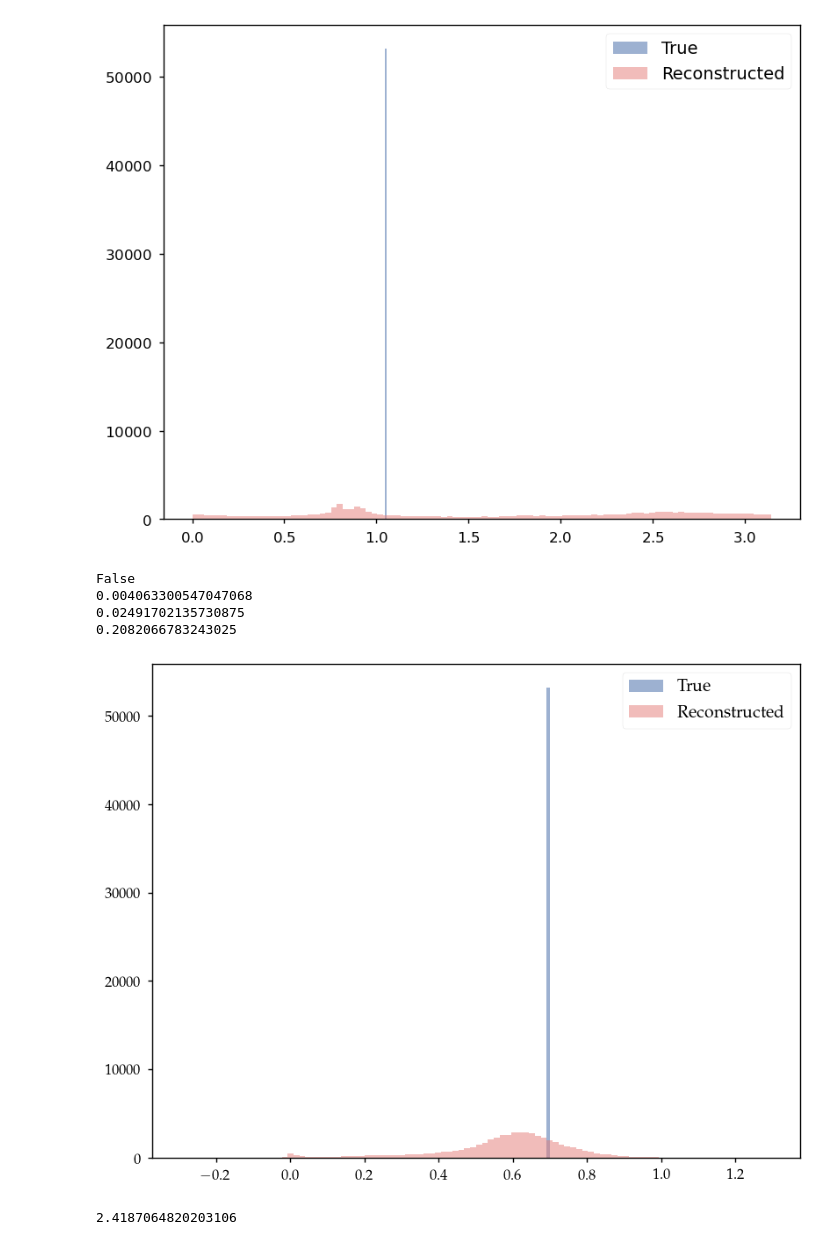
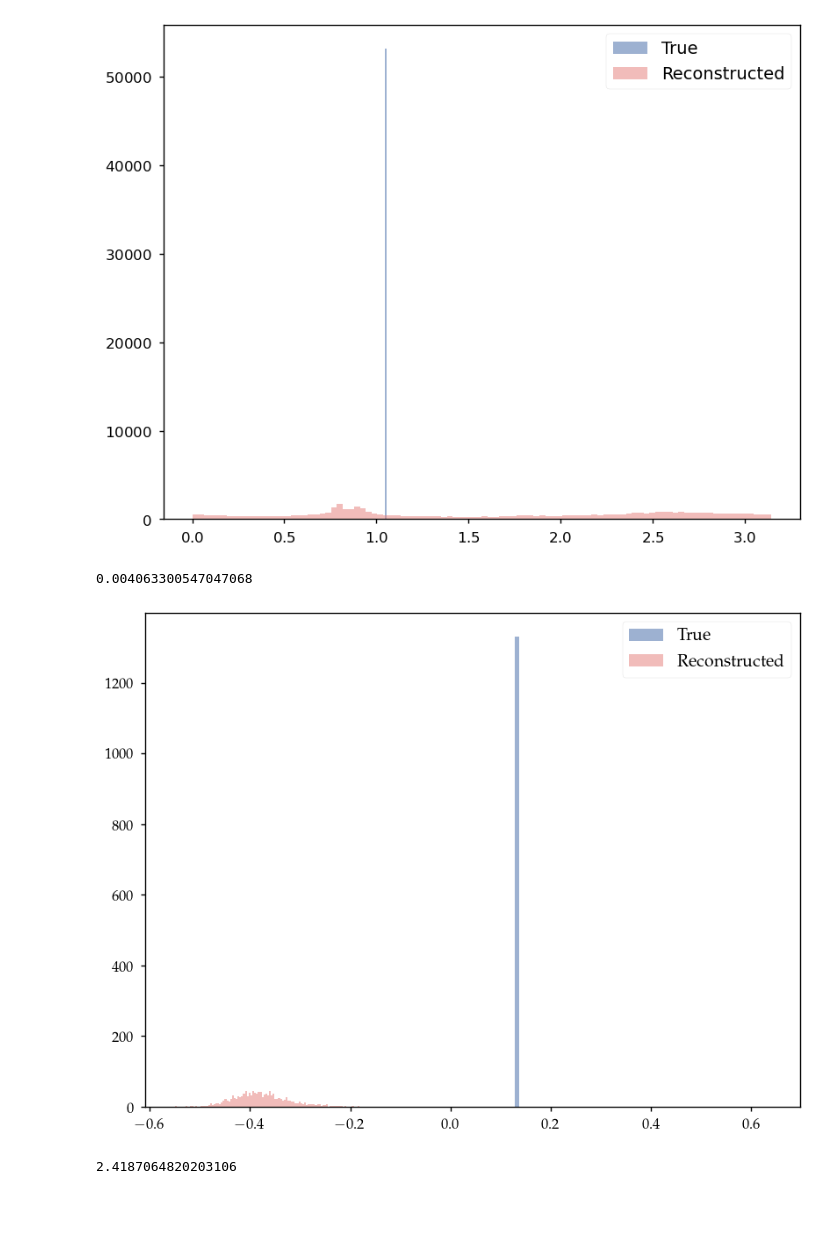
Before and after one commit to RubenDragland/XRD_CT, a Jupyter notebook: Results/synthetic_sample_postprocessing.ipynb, the cells around one changed output. Cells and saved outputs as stored; diff of their text form; code cells hidden in the pictures; blank space fills up the shorter version.

```diff
--- a/Results/synthetic_sample_postprocessing.ipynb
+++ b/Results/synthetic_sample_postprocessing.ipynb
@@ -185,25 +191,26 @@ plt.legend()
 # %%
 path_synthetic_big_upsampling = r"C:\Users\Bruker\OneDrive\Dokumenter\NTNU\XRD_CT\result_Synthetic_sample_org_size_q17-40_original.mat"
 synthetic_big_upsampling = TensorTomographyReconstruction(path_synthetic_big_upsampling, dataset=False)
+path_synthetic_big_true = r"C:\Users\Bruker\OneDrive\Dokumenter\NTNU\XRD_CT\Data sets\Synthetic_sample_org_size.mat"
+synthetic_big_true = TensorTomographyReconstruction(path_synthetic_big_true, dataset=True)
 # %%
-plt.hist(TensorTomographyReconstruction.get_1D_array(synthetic_big_true, synthetic_big_true.a0), alpha=0.5, label="True",  bins = 100)
-plt.hist(TensorTomographyReconstruction.get_1D_array(synthetic_big_upsampling, synthetic_big_upsampling.a0), alpha=0.5, label="Reconstructed", bins = 100)
+p_slice = (12,23)
+
+plt.hist(TensorTomographyReconstruction.get_1D_array(synthetic_big_true, synthetic_big_true.a2[p_slice[0]:p_slice[1], p_slice[0]:p_slice[1], p_slice[0]:p_slice[1]]), alpha=0.5, label="True",  bins = 100)
+plt.hist(TensorTomographyReconstruction.get_1D_array(synthetic_big_upsampling, synthetic_big_upsampling.a2[p_slice[0]:p_slice[1], p_slice[0]:p_slice[1], p_slice[0]:p_slice[1]]), alpha=0.5, label="Reconstructed", bins = 100)
 plt.legend()
 # Not necessarily run correctly due to fucking paths in MATLAB.
 # I am actually sure that this is the case.
 # Do not care about this before results received from Fredrik.
-print( np.all( np.isclose( synthetic_big_upsampling.a2, synthetic_big.a2, rtol=1e-05, atol=1e-08, equal_nan=False) ) )
+#print( np.all( np.isclose( synthetic_big_upsampling.a2, synthetic_big.a2, rtol=1e-05, atol=1e-08, equal_nan=False) ) )
 
 print(synthetic_big_upsampling.a0[0,0,0])
-print(synthetic_big.a0[0,0,0])
+#print(synthetic_big.a0[0,0,0])
 
-print(np.sqrt(np.mean( np.abs(synthetic_big_upsampling.a0 - synthetic_big_true.a0)**2 ) )) #/ synthetic_big_true.a2 ))
+#print(np.sqrt(np.mean( np.abs(synthetic_big_upsampling.a0[slice, slice, slice] - synthetic_big_true.a0[slice, slice, slice])**2 ) )) #/ synthetic_big_true.a2 ))
 # %% [output]
-False
 0.004063300547047068
-0.02491702135730875
-0.2082066783243025
-[figure, old version]
+[figure, new version]
 # %%
 path_symbolic_no_filter = r"C:\Users\Bruker\OneDrive\Dokumenter\NTNU\XRD_CT\Data sets\analysis\SASTT\Synthetic_sample_no_filter\SH\results\result_Synthetic_sample_no_filter_q17-40_all_again_symbolic.mat"
 symbolic_no_filter = TensorTomographyReconstruction(path_symbolic_no_filter, dataset=False)
```
Also changed, not shown: parts of 6 cells of this notebook, 3 other files.
